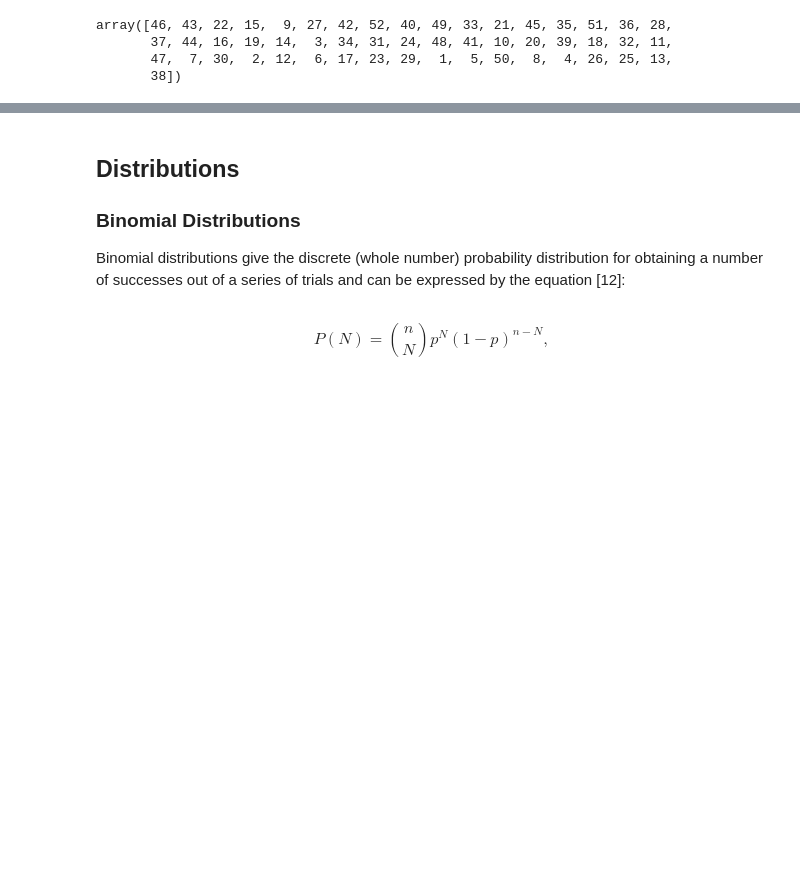
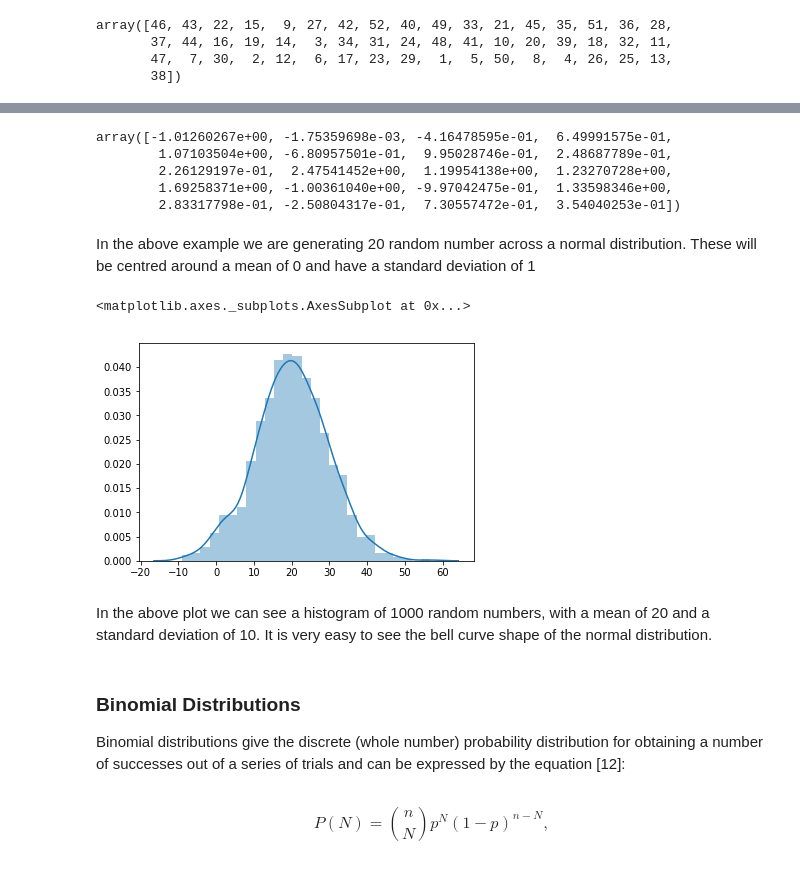
Before and after one commit to zoecahill1/DAprog-assignment, a Jupyter notebook: numpy-random.ipynb, the cells around one changed output, grey strips where cells are left out. Drawn from its saved outputs; the diff is of its cells as text; code cells hidden in the pictures; blank space fills up the shorter version.

Commit message:
added normal distribution

```diff
--- a/numpy-random.ipynb
+++ b/numpy-random.ipynb
@@ -125,6 +141,22 @@ array([46, 43, 22, 15,  9, 27, 42, 52, 40, 49, 33, 21, 45, 35, 51, 36, 28,
+# %%
+np.random.normal(0, 1.0, 20)
+# %% [output]
+array([-1.01260267e+00, -1.75359698e-03, -4.16478595e-01,  6.49991575e-01,
+        1.07103504e+00, -6.80957501e-01,  9.95028746e-01,  2.48687789e-01,
+        2.26129197e-01,  2.47541452e+00,  1.19954138e+00,  1.23270728e+00,
+        1.69258371e+00, -1.00361040e+00, -9.97042475e-01,  1.33598346e+00,
+        2.83317798e-01, -2.50804317e-01,  7.30557472e-01,  3.54040253e-01])
+# %% [markdown]
+In the above example we are generating 20 random number across a normal distribution. These will be centred around a mean of 0 and have a standard deviation of 1
+# %%
+values = np.random.normal(20, 10.0, 1000)
+sns.distplot(values)
+# %% [output]
+<matplotlib.axes._subplots.AxesSubplot at 0x...>
+[figure, added]
+# %% [markdown]
+In the above plot we can see a histogram of 1000 random numbers, with a mean of 20 and a standard deviation of 10. It is very easy to see the bell curve shape of the normal distribution.
 # %% [markdown]
-## Distributions
-
 ### Binomial Distributions
 
 Binomial distributions give the discrete (whole number) probability distribution for obtaining a number of successes out of a series of trials and can be expressed by the equation [12]:
```
Also changed, not shown: parts of 7 cells of this notebook.
